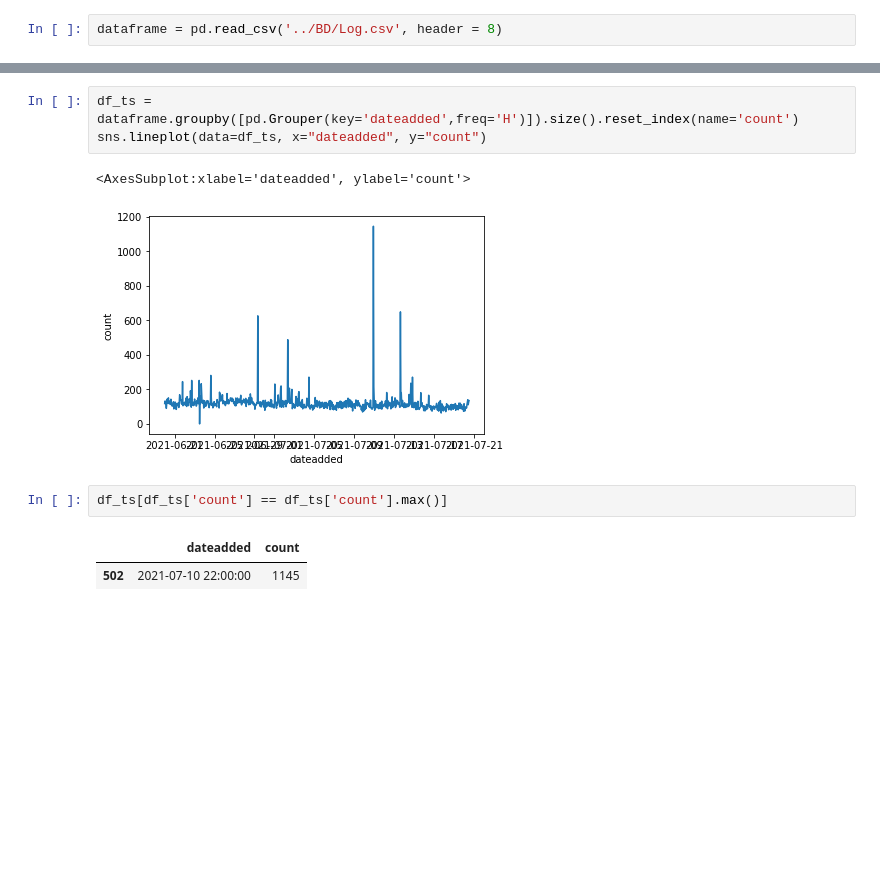
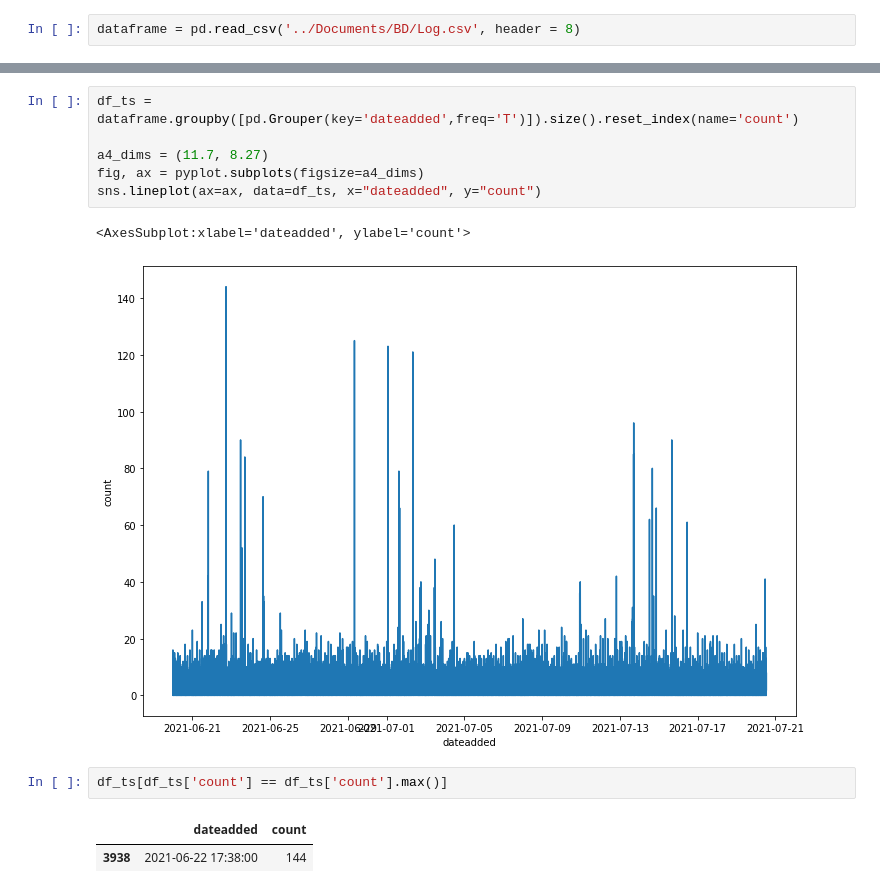
Before and after one commit to Stucki92/POC_ALEIA_GIT_JH, a Jupyter notebook: Notebook_Malware.ipynb, the cells around one changed output, grey strips where cells are left out. Drawn from its saved outputs; the diff is of its cells as text; blank space fills up the shorter version.

```diff
--- a/Notebook_Malware.ipynb
+++ b/Notebook_Malware.ipynb
@@ -5,5 +6,5 @@ import seaborn as sns
 # %%
-dataframe = pd.read_csv('../BD/Log.csv', header = 8)
+dataframe = pd.read_csv('../Documents/BD/Log.csv', header = 8)
 # %%
 dataframe.head()
 # %% [output]
@@ -36,11 +36,14 @@ dataframe['dateadded'] = pd.to_datetime(dataframe['dateadded'])
 # %%
-df_ts = dataframe.groupby([pd.Grouper(key='dateadded',freq='H')]).size().reset_index(name='count')
-sns.lineplot(data=df_ts, x="dateadded", y="count")
+df_ts = dataframe.groupby([pd.Grouper(key='dateadded',freq='T')]).size().reset_index(name='count')
+
+a4_dims = (11.7, 8.27)
+fig, ax = pyplot.subplots(figsize=a4_dims)
+sns.lineplot(ax=ax, data=df_ts, x="dateadded", y="count")
 # %% [output]
 <AxesSubplot:xlabel='dateadded', ylabel='count'>
-[figure, old version]
+[figure, new version]
 # %%
 df_ts[df_ts['count'] == df_ts['count'].max()]
 # %% [output]
 |  | dateadded | count |
-| 502 | 2021-07-10 22:00:00 | 1145 |
+| 3938 | 2021-06-22 17:38:00 | 144 |
```
Also changed, not shown: parts of 5 cells of this notebook.
